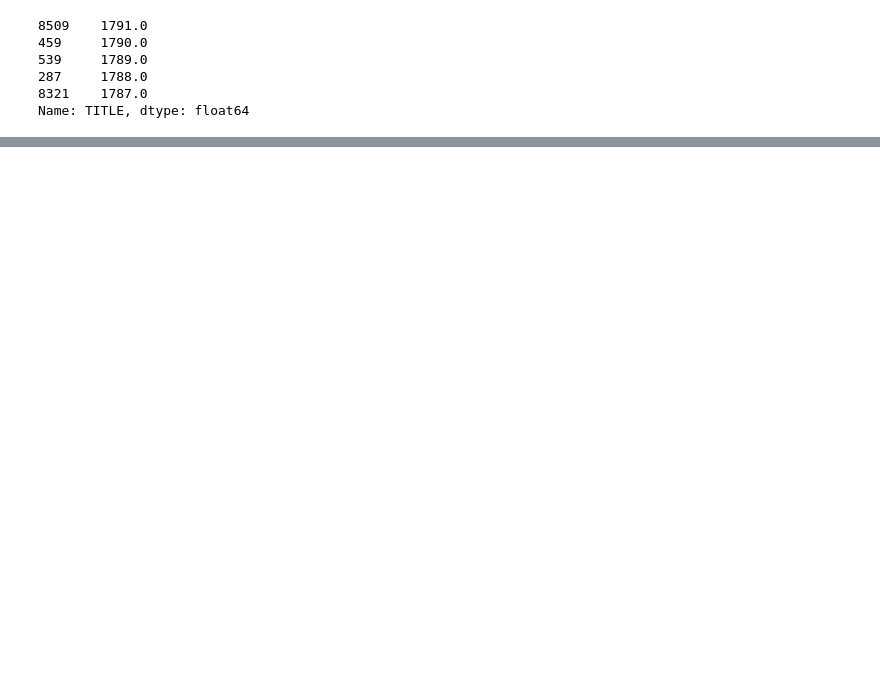
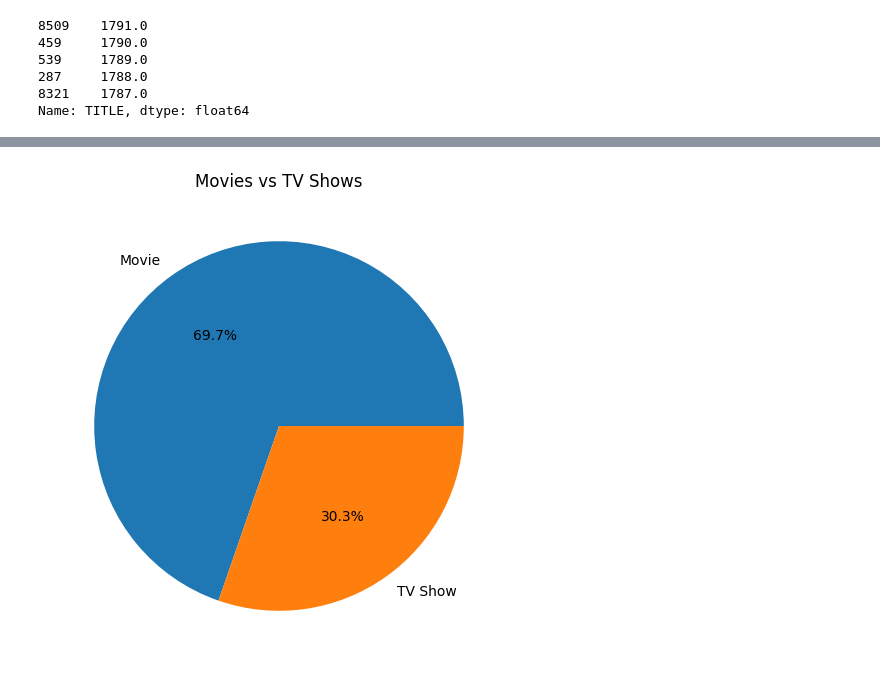
Before and after one commit to ShlokGadhave/Netflix, a Jupyter notebook: main.ipynb, the cells around one changed output, grey strips where cells are left out. Cells and saved outputs as stored; diff of their text form; code cells hidden in the pictures; blank space fills up the shorter version.

```diff
--- a/main.ipynb
+++ b/main.ipynb
@@ -375,0 +391,14 @@ Name: TITLE, dtype: float64
+# %%
+df['TYPE'].value_counts().plot(
+    kind='pie',
+    autopct='%1.1f%%',
+    figsize=(6,6)
+)
+
+plt.title("Movies vs TV Shows")
+
+plt.ylabel('')
+
+plt.show()
+# %% [output]
+[figure, added]
```
Also changed, not shown: parts of 11 cells of this notebook.
